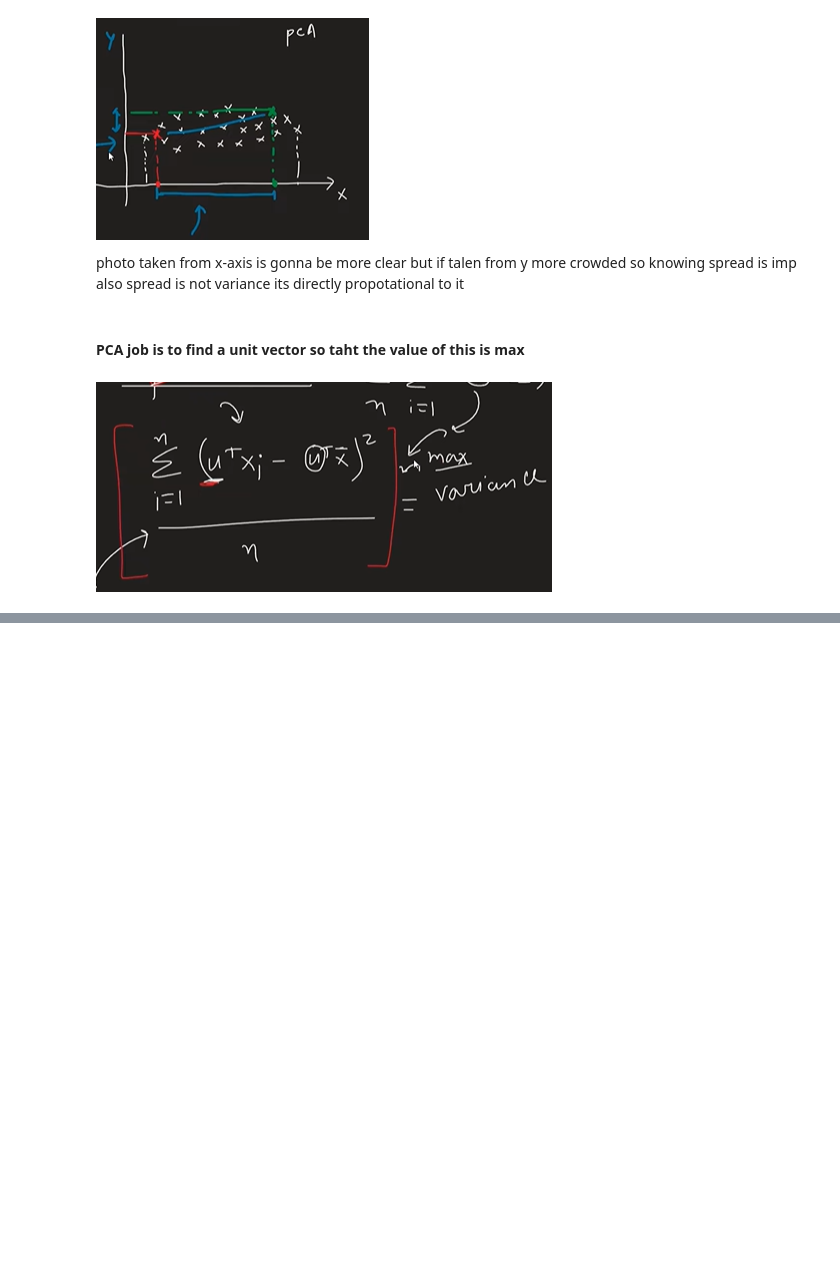
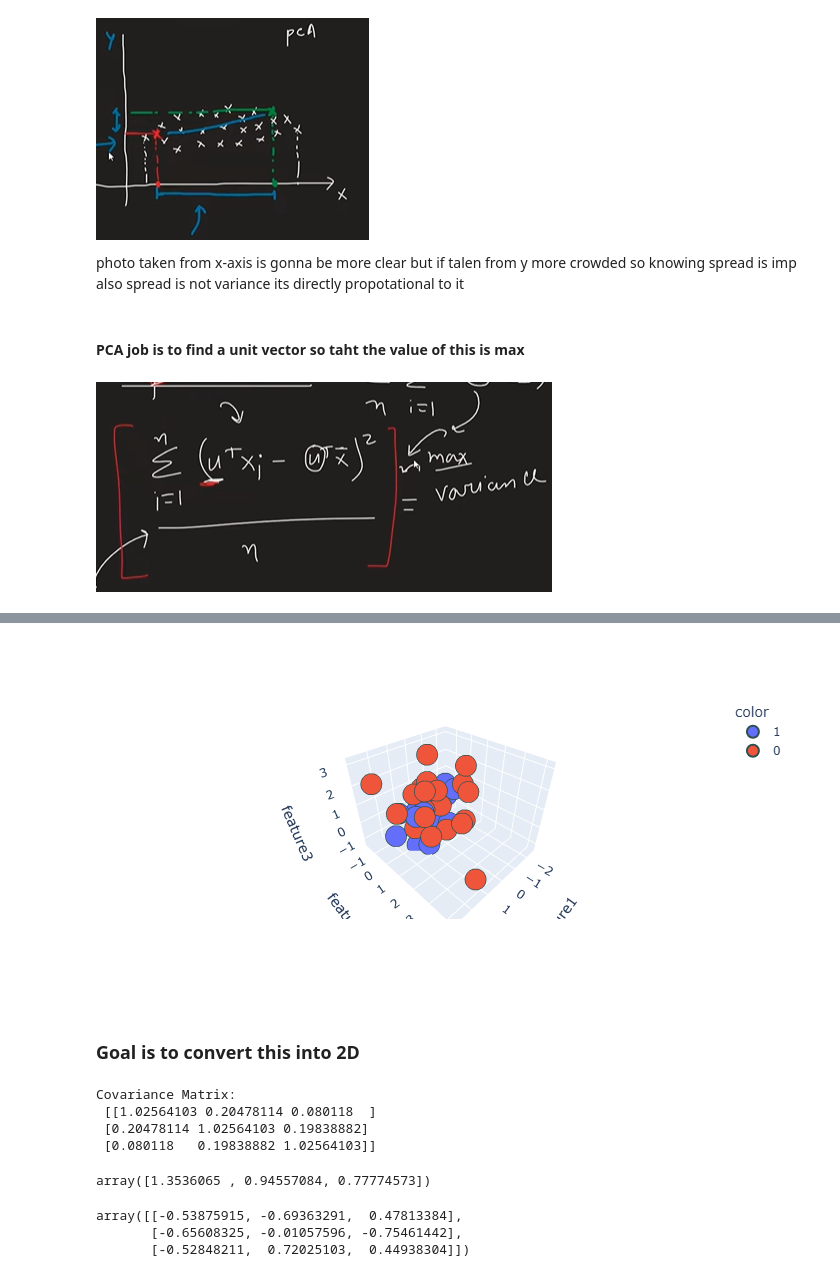
Before and after one commit to suhavani23/100_days_of_ML, a Jupyter notebook: feature eng/PCA.ipynb, the cells around one changed output, grey strips where cells are left out. Saved outputs shown, nothing was run; the diff lists cells and outputs as text; code cells hidden in the pictures; blank space fills up the shorter version.

```diff
--- a/feature eng/PCA.ipynb
+++ b/feature eng/PCA.ipynb
@@ -47,0 +65,24 @@ so knowing spread is imp also spread is not variance its directly propotational
+# %%
+import numpy as np
+import pandas as pd
+
+np.random.seed(23)
+
+mu_vec1 = np.array([0,0,0])
+cov_mat1 = np.array([[1,0,0],[0,1,0],[0,0,1]])
+class1_sample = np.random.multivariate_normal(mu_vec1, cov_mat1, 20)
+
+df = pd.DataFrame(class1_sample,columns=['feature1','feature2','feature3'])
+df['target'] = 1
+
+mu_vec2 = np.array([1,1,1])
+cov_mat2 = np.array([[1,0,0],[0,1,0],[0,0,1]])
+class2_sample = np.random.multivariate_normal(mu_vec2, cov_mat2, 20)
+
+df1 = pd.DataFrame(class2_sample,columns=['feature1','feature2','feature3'])
+
+df1['target'] = 0
+
+df = pd.concat([df, df1], ignore_index=True)
+
+df = df.sample(40)
@@ -47,0 +98,15 @@ so knowing spread is imp also spread is not variance its directly propotational
+# %%
+import plotly.express as px
+#y_train_trf = y_train.astype(str)
+fig = px.scatter_3d(df, x=df['feature1'], y=df['feature2'], z=df['feature3'],
+              color=df['target'].astype('str'))
+fig.update_traces(marker=dict(size=12,
+                              line=dict(width=2,
+                                        color='DarkSlateGrey')),
+                  selector=dict(mode='markers'))
+
+fig.show()
+# %% [output]
+[figure, added]
+# %% [markdown]
+### Goal is to convert this into 2D
@@ -47,0 +119,9 @@ so knowing spread is imp also spread is not variance its directly propotational
+# %%
+# Step 2 - Find Covariance Matrix
+covariance_matrix = np.cov([df.iloc[:,0],df.iloc[:,1],df.iloc[:,2]])
+print('Covariance Matrix:\n', covariance_matrix)
+# %% [output]
+Covariance Matrix:
+ [[1.02564103 0.20478114 0.080118  ]
+ [0.20478114 1.02564103 0.19838882]
+ [0.080118   0.19838882 1.02564103]]
@@ -47,0 +131,10 @@ so knowing spread is imp also spread is not variance its directly propotational
+# %%
+eigen_values
+# %% [output]
+array([1.3536065 , 0.94557084, 0.77774573])
+# %%
+eigen_vectors
+# %% [output]
+array([[-0.53875915, -0.69363291,  0.47813384],
+       [-0.65608325, -0.01057596, -0.75461442],
+       [-0.52848211,  0.72025103,  0.44938304]])
```
Also changed, not shown: parts of 13 cells of this notebook.
